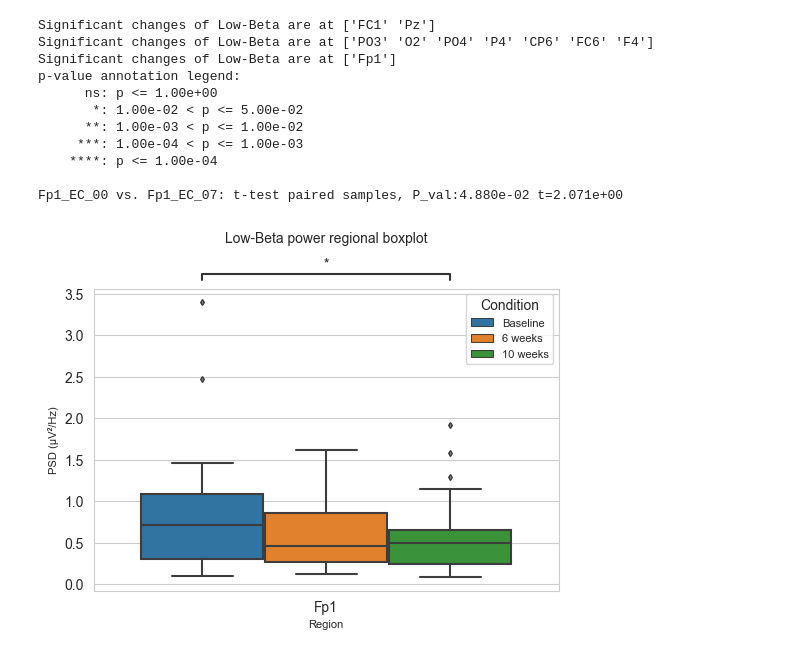
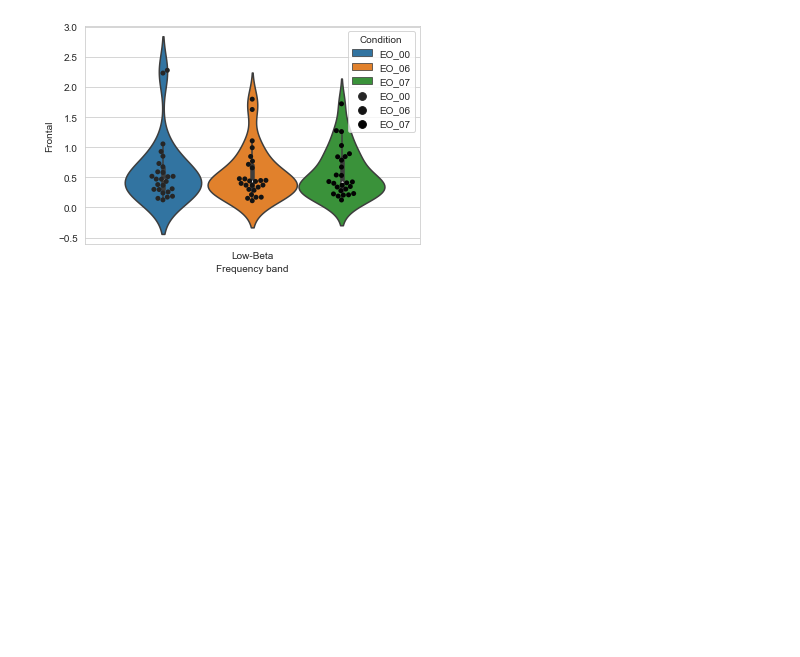
Before and after one commit to teanijarv/EEG-pyline, a Jupyter notebook: 04_datavisualisation.ipynb, the cells around one changed output. Saved outputs shown, nothing was run; the diff lists cells and outputs as text; code cells hidden in the pictures; blank space fills up the shorter version.

```diff
--- a/04_datavisualisation.ipynb
+++ b/04_datavisualisation.ipynb
@@ -163,26 +182,10 @@ Frontal_EC_00 vs. Frontal_EC_06: t-test paired samples, P_val:4.331e-02 t=2.129e
-# %%
-plot_boxplot_band(df_psd_ch,regions=['Fp1'],band='Low-Beta',
-                  condition_comp_list=condition_code_list,
-                  condition_legend=['Baseline','6 weeks','10 weeks'],fnt=['sans-serif',8,10],
-                  stat_test='t-test_paired',ast_loc='outside',export=True)
-# %% [output]
-Significant changes of Low-Beta are at ['FC1' 'Pz']
-Significant changes of Low-Beta are at ['PO3' 'O2' 'PO4' 'P4' 'CP6' 'FC6' 'F4']
-Significant changes of Low-Beta are at ['Fp1']
-p-value annotation legend:
-      ns: p <= 1.00e+00
-       *: 1.00e-02 < p <= 5.00e-02
-      **: 1.00e-03 < p <= 1.00e-02
-     ***: 1.00e-04 < p <= 1.00e-03
-    ****: p <= 1.00e-04
-
-Fp1_EC_00 vs. Fp1_EC_07: t-test paired samples, P_val:4.880e-02 t=2.071e+00
-[figure, removed]
 # %%
-plt.figure()
-ax = sns.violinplot(x='Frequency band', y='Frontal',
-                 hue='Condition',
-                 data=df_psd_reg[df_psd_reg['Frequency band'] == 'Low-Beta'])
-ax = sns.swarmplot(x='Frequency band', y='Frontal',
-                   hue='Condition', color='0.01', dodge=True,
-                   data=df_psd_reg[df_psd_reg['Frequency band'] == 'Low-Beta'])
+# plt.figure()
+# ax = sns.violinplot(x='Frequency band', y='Frontal',
+#                  hue='Condition',
+#                  data=df_psd_reg[df_psd_reg['Frequency band'] == 'Low-Beta'])
+# ax = sns.swarmplot(x='Frequency band', y='Frontal',
+#                    hue='Condition', color='0.01', dodge=True,
+#                    data=df_psd_reg[df_psd_reg['Frequency band'] == 'Low-Beta'])
+# %% [output]
+[figure, added]
```
Also changed, not shown: parts of 9 cells of this notebook, 7 other files.
